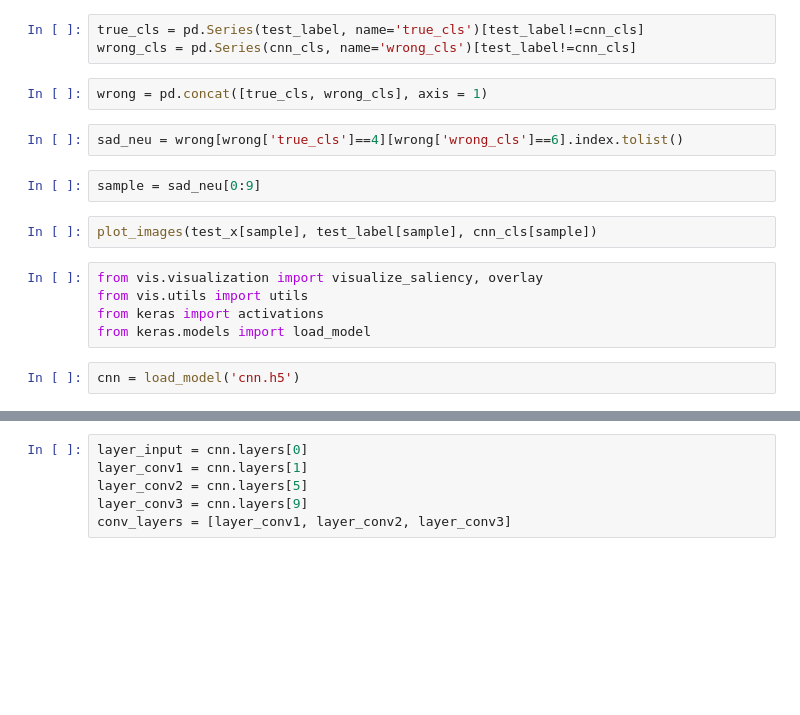
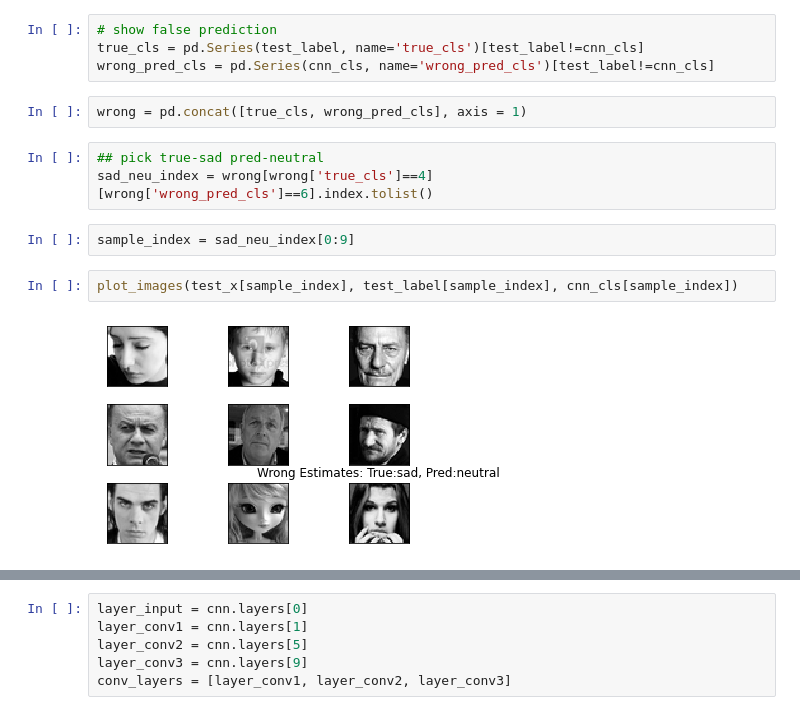
Before and after one commit to ainu412/NTU_ML2017_Hung-yi-Lee_HW, a Jupyter notebook: HW3/report.ipynb, the cells around one changed output, grey strips where cells are left out. Drawn from its saved outputs; the diff is of its cells as text; blank space fills up the shorter version.

```diff
--- a/HW3/report.ipynb
+++ b/HW3/report.ipynb
@@ -86,19 +107,16 @@ plot_confusion_matrix(test_label, dnn_cls, classes)
 # %%
+# show false prediction
 true_cls = pd.Series(test_label, name='true_cls')[test_label!=cnn_cls]
-wrong_cls = pd.Series(cnn_cls, name='wrong_cls')[test_label!=cnn_cls]
+wrong_pred_cls = pd.Series(cnn_cls, name='wrong_pred_cls')[test_label!=cnn_cls]
 # %%
-wrong = pd.concat([true_cls, wrong_cls], axis = 1)
+wrong = pd.concat([true_cls, wrong_pred_cls], axis = 1)
 # %%
-sad_neu = wrong[wrong['true_cls']==4][wrong['wrong_cls']==6].index.tolist()
+## pick true-sad pred-neutral
+sad_neu_index = wrong[wrong['true_cls']==4][wrong['wrong_pred_cls']==6].index.tolist()
 # %%
-sample = sad_neu[0:9]
+sample_index = sad_neu_index[0:9]
 # %%
-plot_images(test_x[sample], test_label[sample], cnn_cls[sample])
+plot_images(test_x[sample_index], test_label[sample_index], cnn_cls[sample_index])
+# %% [output]
+[figure, added]
-# %%
-from vis.visualization import visualize_saliency, overlay
-from vis.utils import utils
-from keras import activations
-from keras.models import load_model
-# %%
-cnn = load_model('cnn.h5')
 # %%
```
Also changed, not shown: parts of 31 cells of this notebook, 30 other files.
